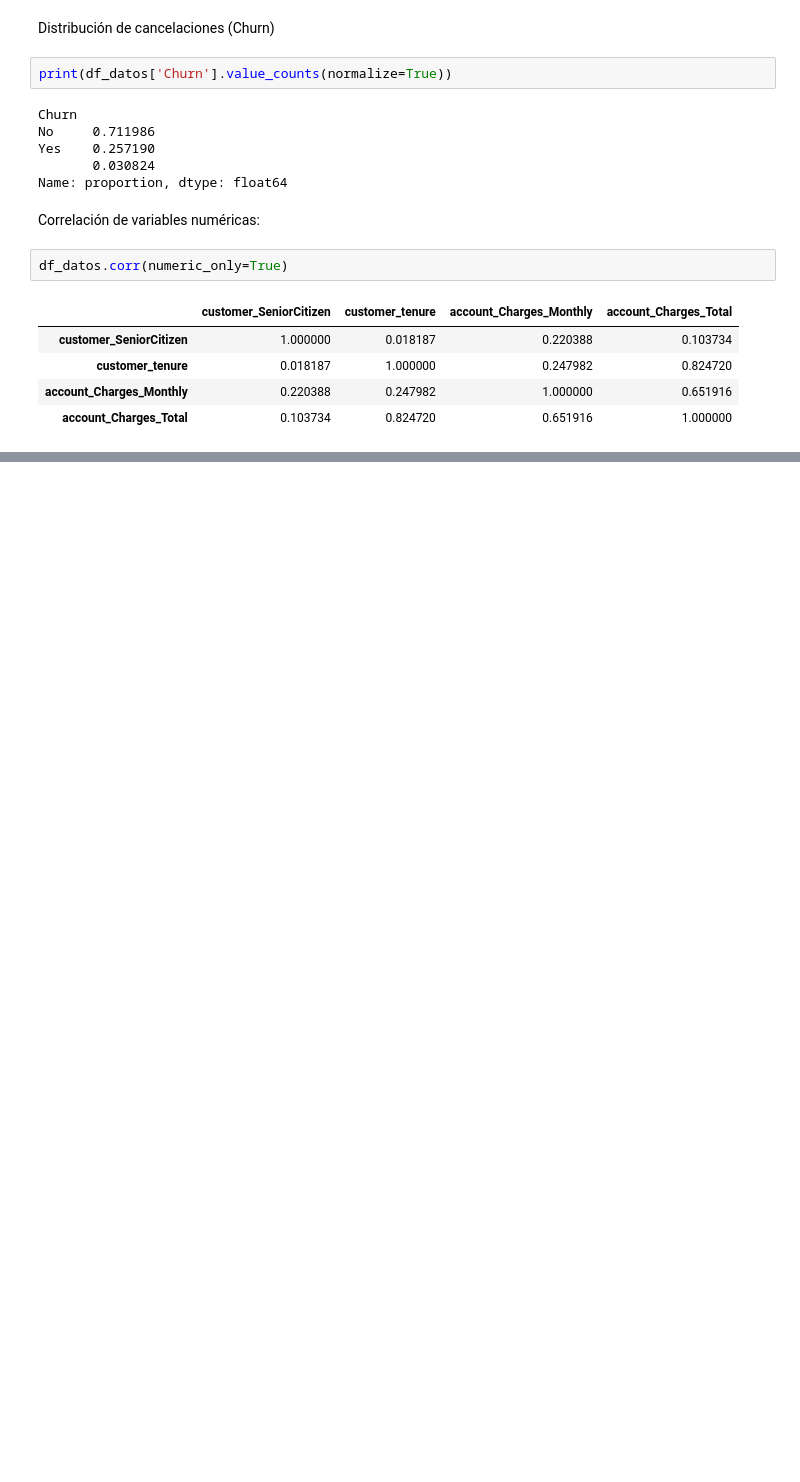
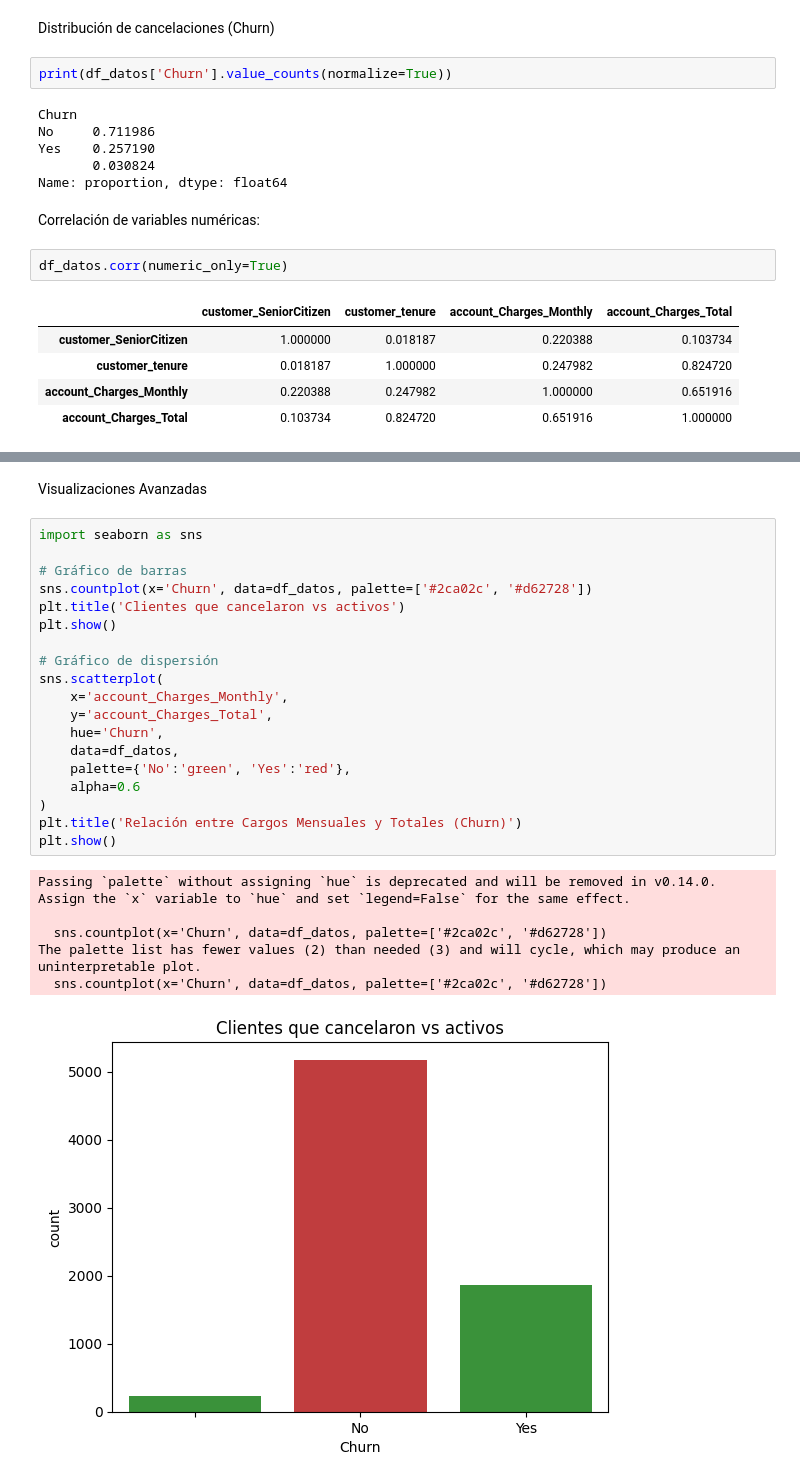
Before and after one commit to rominarg/challenge_telecomX, a Jupyter notebook: telecomX.ipynb, the cells around one changed output, grey strips where cells are left out. Saved outputs shown, nothing was run; the diff lists cells and outputs as text; blank space fills up the shorter version.

```diff
--- a/telecomX.ipynb
+++ b/telecomX.ipynb
@@ -118,0 +148,28 @@ df_datos.corr(numeric_only=True)
+# %% [markdown]
+Visualizaciones Avanzadas
+# %%
+import seaborn as sns
+
+# Gráfico de barras
+sns.countplot(x='Churn', data=df_datos, palette=['#2ca02c', '#d62728'])
+plt.title('Clientes que cancelaron vs activos')
+plt.show()
+
+# Gráfico de dispersión
+sns.scatterplot(
+    x='account_Charges_Monthly',
+    y='account_Charges_Total',
+    hue='Churn',
+    data=df_datos,
+    palette={'No':'green', 'Yes':'red'},
+    alpha=0.6
+)
+plt.title('Relación entre Cargos Mensuales y Totales (Churn)')
+plt.show()
+# %% [output]
+Passing `palette` without assigning `hue` is deprecated and will be removed in v0.14.0. Assign the `x` variable to `hue` and set `legend=False` for the same effect.
+
+  sns.countplot(x='Churn', data=df_datos, palette=['#2ca02c', '#d62728'])
+The palette list has fewer values (2) than needed (3) and will cycle, which may produce an uninterpretable plot.
+  sns.countplot(x='Churn', data=df_datos, palette=['#2ca02c', '#d62728'])
+[figure, added]
```
Also changed, not shown: parts of 3 cells of this notebook.
